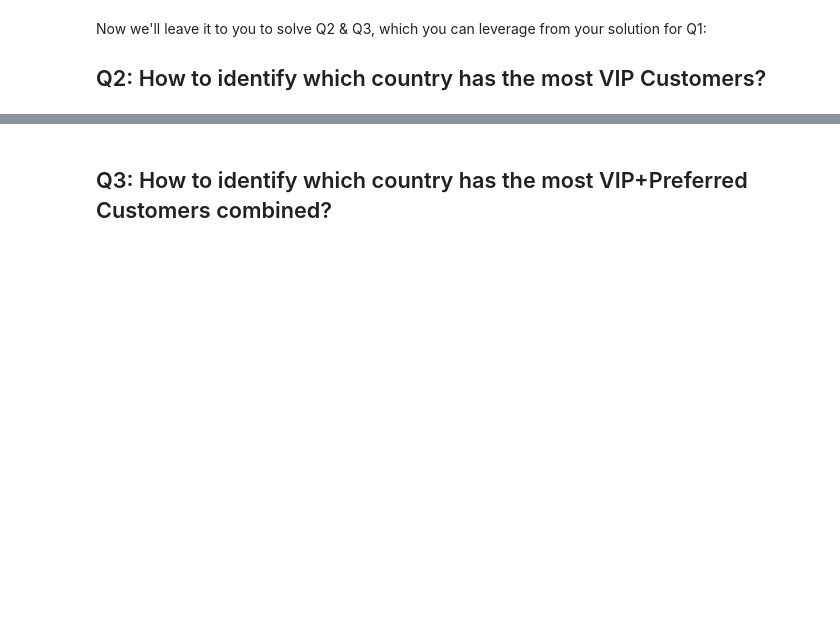
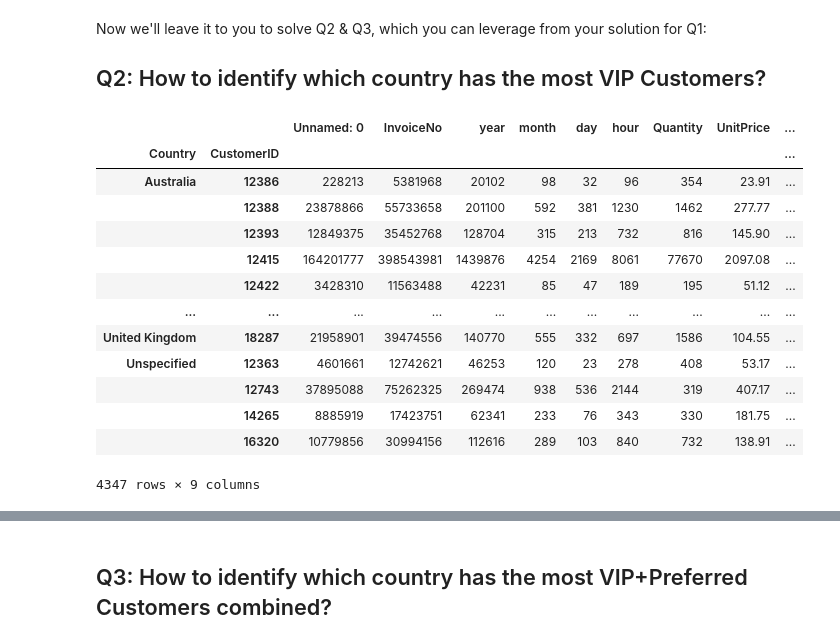
Before and after one commit to Ironhack-Data-Madrid-Octubre-2023/2.3-lab_df_calculation_and_transformation, a Jupyter notebook: your-code/challenge-3.ipynb, the cells around one changed output, grey strips where cells are left out. Saved outputs shown, nothing was run; the diff lists cells and outputs as text; code cells hidden in the pictures; blank space fills up the shorter version.

```diff
--- a/your-code/challenge-3.ipynb
+++ b/your-code/challenge-3.ipynb
@@ -176,0 +250,22 @@ Now we'll leave it to you to solve Q2 & Q3, which you can leverage from your sol
+# %%
+# your code here
+
+#Agrupo por país y cliente, y sumo los valores de cada columna para cada cliente. Lo guardo en un df nuevo
+
+country_customer = orders.groupby(["Country", "CustomerID"]).sum()
+country_customer
+# %% [output]
+|  |  | Unnamed: 0 | InvoiceNo | year | month | day | hour | Quantity | UnitPrice | ... |
+| Country | CustomerID |  |  |  |  |  |  |  |  | ... |
+| Australia | 12386 | 228213 | 5381968 | 20102 | 98 | 32 | 96 | 354 | 23.91 | ... |
+|  | 12388 | 23878866 | 55733658 | 201100 | 592 | 381 | 1230 | 1462 | 277.77 | ... |
+|  | 12393 | 12849375 | 35452768 | 128704 | 315 | 213 | 732 | 816 | 145.90 | ... |
+|  | 12415 | 164201777 | 398543981 | 1439876 | 4254 | 2169 | 8061 | 77670 | 2097.08 | ... |
+|  | 12422 | 3428310 | 11563488 | 42231 | 85 | 47 | 189 | 195 | 51.12 | ... |
+| ... | ... | ... | ... | ... | ... | ... | ... | ... | ... | ... |
+| United Kingdom | 18287 | 21958901 | 39474556 | 140770 | 555 | 332 | 697 | 1586 | 104.55 | ... |
+| Unspecified | 12363 | 4601661 | 12742621 | 46253 | 120 | 23 | 278 | 408 | 53.17 | ... |
+|  | 12743 | 37895088 | 75262325 | 269474 | 938 | 536 | 2144 | 319 | 407.17 | ... |
+|  | 14265 | 8885919 | 17423751 | 62341 | 233 | 76 | 343 | 330 | 181.75 | ... |
+|  | 16320 | 10779856 | 30994156 | 112616 | 289 | 103 | 840 | 732 | 138.91 | ... |
+4347 rows × 9 columns
```
Also changed, not shown: parts of 38 cells of this notebook, 1 other file.
